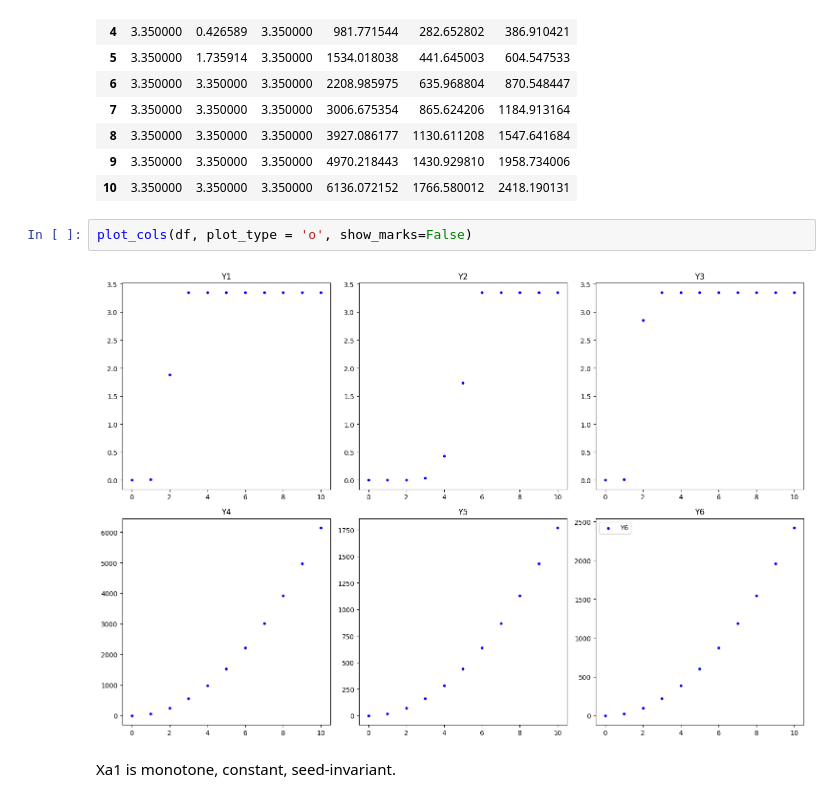
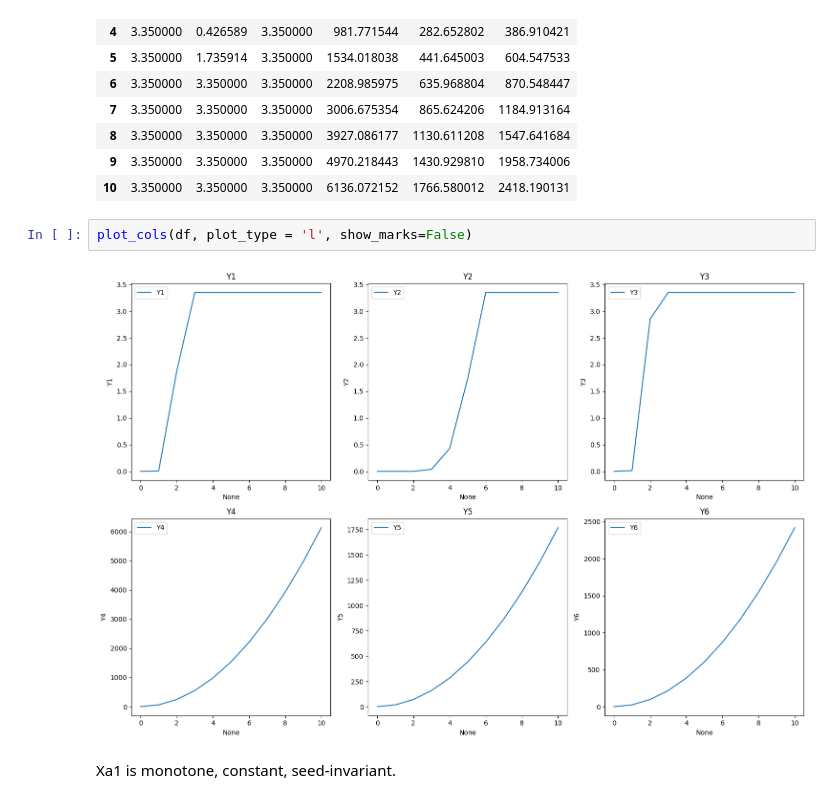
Before and after one commit to GATE-Institute-Future-Cities/NASA-UQ-Challenge-2025, a Jupyter notebook: monotonicity.ipynb, the cells around one changed output. Saved outputs shown, nothing was run; the diff lists cells and outputs as text.

```diff
--- a/monotonicity.ipynb
+++ b/monotonicity.ipynb
@@ -148,9 +147,9 @@ df
 | 9 | 3.350000 | 3.350000 | 3.350000 | 4970.218443 | 1430.929810 | 1958.734006 |
 | 10 | 3.350000 | 3.350000 | 3.350000 | 6136.072152 | 1766.580012 | 2418.190131 |
 # %%
-plot_cols(df, plot_type = 'o', show_marks=False)
+plot_cols(df, plot_type = 'l', show_marks=False)
 # %% [output]
-[figure, old version]
+[figure, new version]
 # %% [markdown]
 Xa1 is monotone, constant, seed-invariant.
 # %% [markdown]
```
Also changed, not shown: parts of 6 cells of this notebook.
